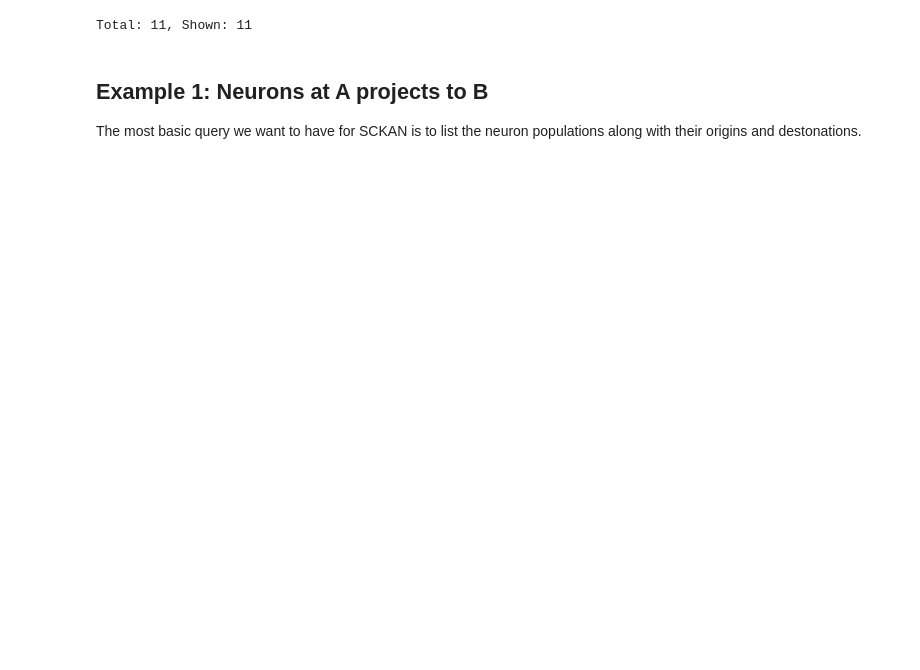
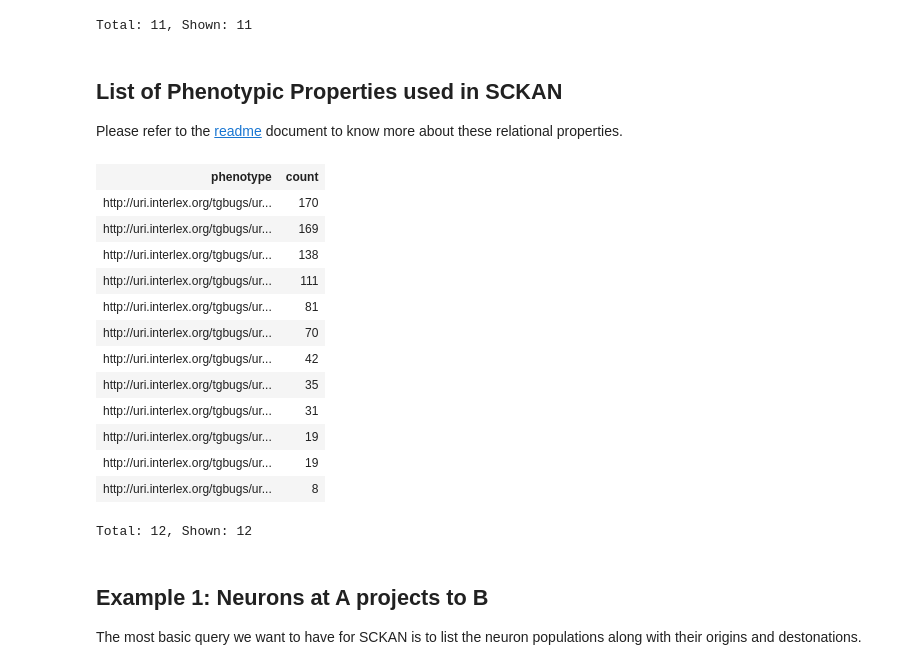
Before and after one commit to SciCrunch/sckan-query-examples, a Jupyter notebook: example-queries/sckan-sparql-query-examples.ipynb, the cells around one changed output. Cells and saved outputs as stored; diff of their text form; code cells hidden in the pictures; blank space fills up the shorter version.

Commit message:
Added a query to list phenotypic properties

```diff
--- a/example-queries/sckan-sparql-query-examples.ipynb
+++ b/example-queries/sckan-sparql-query-examples.ipynb
@@ -144,6 +146,49 @@ LIMIT 500
 | http://uri.interlex.org/tgbugs/ur... | inferior mesenteric ganglion to p... |  | Canis familiaris | male | Sympathetic Post-Ganglionic pheno... |  |  | ... |
 | http://uri.interlex.org/tgbugs/ur... | L6-S3 spinal cord to inferior mes... |  | Canis familiaris | male | Sympathetic Pre-Ganglionic phenotype | http://uri.interlex.org/tgbugs/ur... |  | ... |
 Total: 11, Shown: 11
+# %% [markdown]
+## List of Phenotypic Properties used in SCKAN
+Please refer to the [readme](README.md) document to know more about these relational properties.
+# %%
+## This query returns the list of phenotypic properties and the count of their use
+## in SCKAN neuron populations.
+
+PREFIX owl: <http://www.w3.org/2002/07/owl#>
+PREFIX rdfs: <http://www.w3.org/2000/01/rdf-schema#>
+PREFIX rdf: <http://www.w3.org/1999/02/22-rdf-syntax-ns#>
+PREFIX ilxtr: <http://uri.interlex.org/tgbugs/uris/readable/>
+
+SELECT DISTINCT ?phenotype (count (distinct ?neuron) as ?count)
+WHERE
+{
+    ?phenotype rdf:type owl:AnnotationProperty.
+    ?phenotype rdfs:subPropertyOf+ ilxtr:hasSimpleSckanProperty.
+
+    ?neuron ?phenotype ?o.
+
+    ?neuron rdfs:subClassOf* ?sckan_neuron .
+    values ?sckan_neuron { ilxtr:NeuronSparcNlp ilxtr:NeuronApinatSimple }
+
+    # Excluding the following two classification properties
+    Filter (?phenotype != ilxtr:hasNonLocationalPhenotype && ?phenotype != ilxtr:hasConnectedLocation)
+}
+GROUP BY ?phenotype
+ORDER BY desc (?count)
+# %% [output]
+| phenotype | count |
+| http://uri.interlex.org/tgbugs/ur... | 170 |
+| http://uri.interlex.org/tgbugs/ur... | 169 |
+| http://uri.interlex.org/tgbugs/ur... | 138 |
+| http://uri.interlex.org/tgbugs/ur... | 111 |
+| http://uri.interlex.org/tgbugs/ur... | 81 |
+| http://uri.interlex.org/tgbugs/ur... | 70 |
+| http://uri.interlex.org/tgbugs/ur... | 42 |
+| http://uri.interlex.org/tgbugs/ur... | 35 |
+| http://uri.interlex.org/tgbugs/ur... | 31 |
+| http://uri.interlex.org/tgbugs/ur... | 19 |
+| http://uri.interlex.org/tgbugs/ur... | 19 |
+| http://uri.interlex.org/tgbugs/ur... | 8 |
+Total: 12, Shown: 12
 # %% [markdown]
 ## Example 1: Neurons at A projects to B
 The most basic query we want to have for SCKAN is to list the neuron populations along with their origins and destonations.
```
Also changed, not shown: parts of 2 cells of this notebook.
